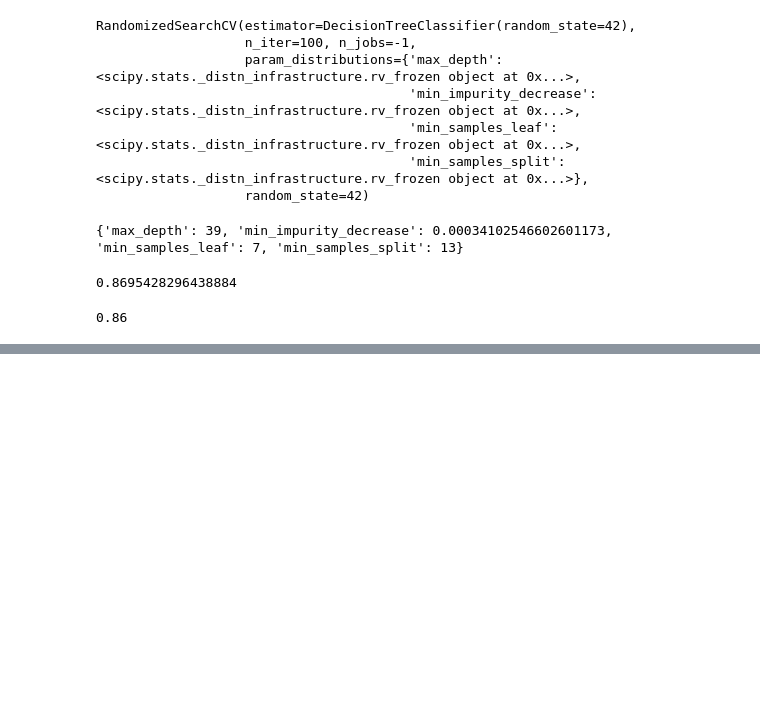
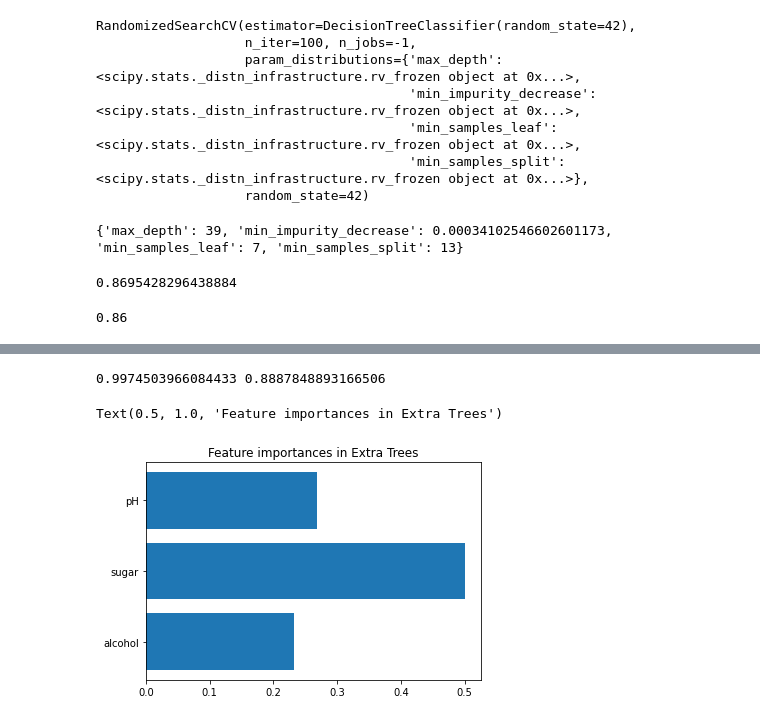
Before and after one commit to mini3713/mini3713, a Jupyter notebook: 머신러닝+딥러닝/HG_05_결정트리.ipynb, the cells around one changed output, grey strips where cells are left out. Drawn from its saved outputs; the diff is of its cells as text; code cells hidden in the pictures; blank space fills up the shorter version.

```diff
--- a/머신러닝+딥러닝/HG_05_결정트리.ipynb
+++ b/머신러닝+딥러닝/HG_05_결정트리.ipynb
@@ -260,0 +315,4 @@ print(dt.score(test_input, test_target))
+# %%
+rf = RandomForestClassifier(oob_score=True, n_jobs=-1, random_state=42)
+rf.fit(train_input, train_target)
+print(rf.oob_score_)
@@ -260,0 +326,16 @@ print(dt.score(test_input, test_target))
+# %%
+from sklearn.ensemble import ExtraTreesClassifier
+et = ExtraTreesClassifier(n_jobs=-1, random_state=42)
+scores = cross_validate(et, train_input, train_target, return_train_score=True, n_jobs=-1)
+print(np.mean(scores['train_score']), np.mean(scores['test_score']))
+# %% [output]
+0.9974503966084433 0.8887848893166506
+# %%
+et.fit(train_input, train_target)
+e_important = rf.feature_importances_
+name = ['alcohol', 'sugar', 'pH']
+plt.barh(name, e_important)
+plt.title('Feature importances in Extra Trees')
+# %% [output]
+Text(0.5, 1.0, 'Feature importances in Extra Trees')
+[figure, added]
```
Also changed, not shown: parts of 24 cells of this notebook.
